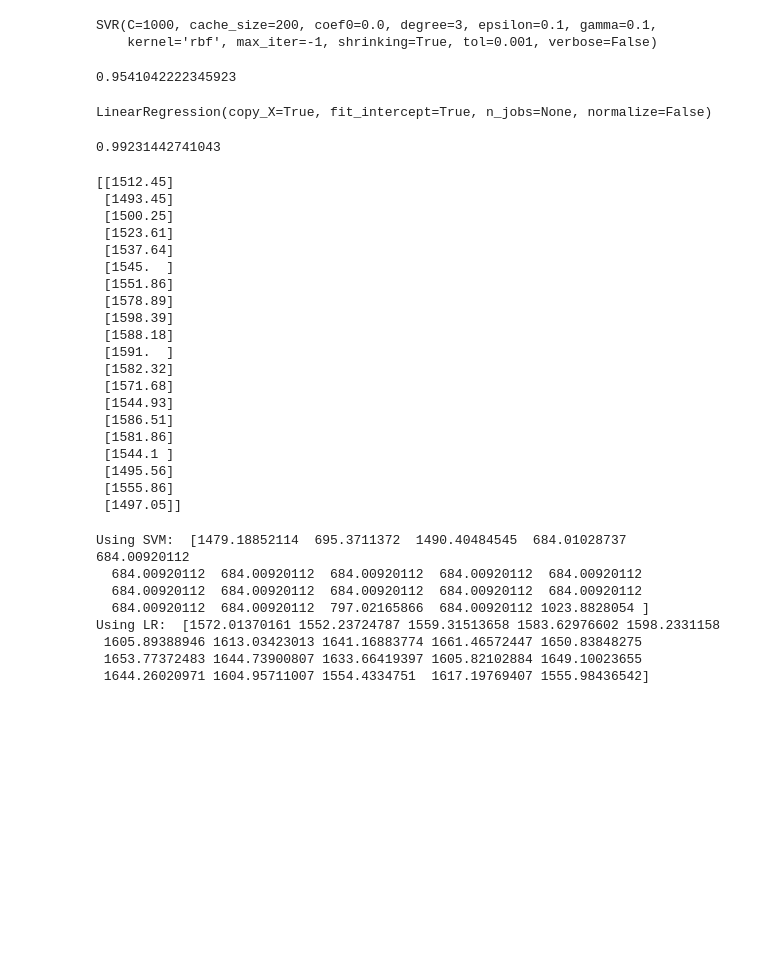
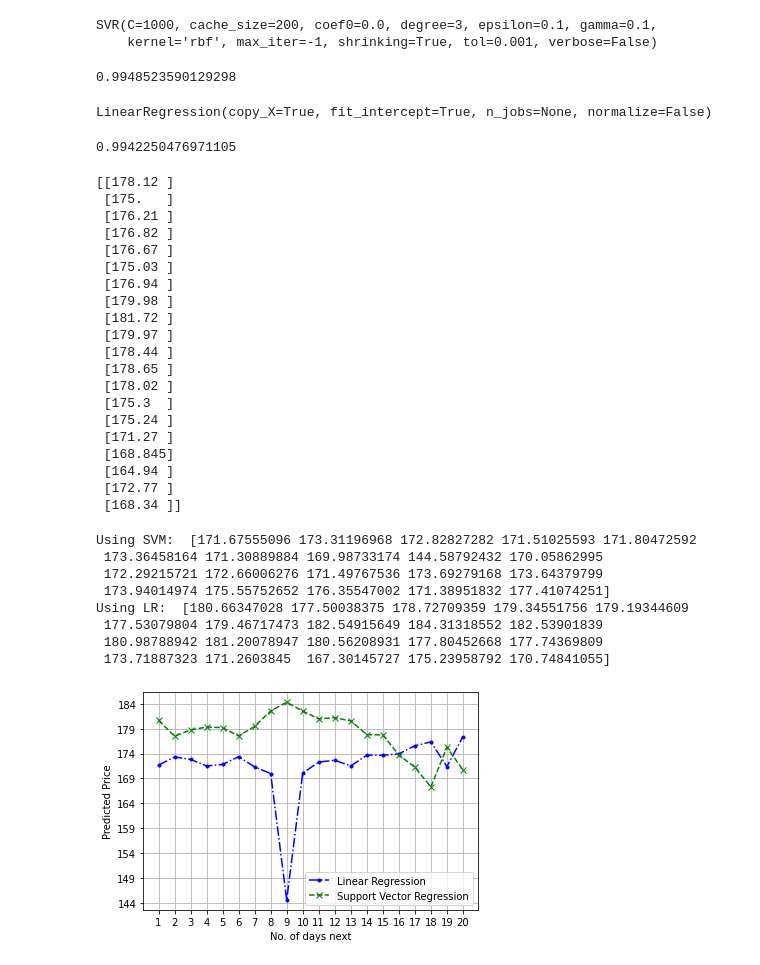
Before and after one commit to akshatk16/stockPrediction, a Jupyter notebook: stockPrediction.ipynb, the cells around one changed output. Saved outputs shown, nothing was run; the diff lists cells and outputs as text; code cells hidden in the pictures; blank space fills up the shorter version.

Commit message:
Added plots

```diff
--- a/stockPrediction.ipynb
+++ b/stockPrediction.ipynb
@@ -12,7 +14,9 @@ from sklearn.svm import SVR
 # %%
 # get stock data
 quandl.ApiConfig.api_key = "F2p7bTsyUzsth72dKwdX"
-df = quandl.get("WIKI/AMZN")
+
+# The WIKIP API was discotinued in 2018 and hence further data is not available
+df = quandl.get("WIKI/AAPL")
 print(df.head())
 # %% [output]
              Open   High    Low  ...  Adj. Low  Adj. Close  Adj. Volume
@@ -88,7 +92,7 @@ SVR(C=1000, cache_size=200, coef0=0.0, degree=3, epsilon=0.1, gamma=0.1,
 svm_confidence = svr_rbf.score(x_test, y_test)
 print(svm_confidence)
 # %% [output]
-0.9541042222345923
+0.9948523590129298
 # %%
 # Linear Regression model
 lr = LinearRegression()
@@ -100,32 +104,32 @@ LinearRegression(copy_X=True, fit_intercept=True, n_jobs=None, normalize=False)
 lr_confidence = lr.score(x_test, y_test)
 print(lr_confidence)
 # %% [output]
-0.99231442741043
+0.9942250476971105
 # %%
 # last n rows from original dataset
 x_predict = np.array(df.drop(['Prediction'], 1))[-predict_for_days:]
 print(x_predict)
 # %% [output]
-[[1512.45]
- [1493.45]
- [1500.25]
- [1523.61]
- [1537.64]
- [1545.  ]
- [1551.86]
- [1578.89]
- [1598.39]
- [1588.18]
- [1591.  ]
- [1582.32]
- [1571.68]
- [1544.93]
- [1586.51]
- [1581.86]
- [1544.1 ]
- [1495.56]
- [1555.86]
- [1497.05]]
+[[178.12 ]
+ [175.   ]
+ [176.21 ]
+ [176.82 ]
+ [176.67 ]
+ [175.03 ]
+ [176.94 ]
+ [179.98 ]
+ [181.72 ]
+ [179.97 ]
+ [178.44 ]
+ [178.65 ]
+ [178.02 ]
+ [175.3  ]
+ [175.24 ]
+ [171.27 ]
+ [168.845]
+ [164.94 ]
+ [172.77 ]
+ [168.34 ]]
 # %%
 # predict for next n days using svm
 svr_prediction = svr_rbf.predict(x_predict)
@@ -135,11 +139,27 @@ print('Using SVM: ', svr_prediction)
 lr_prediction = lr.predict(x_predict)
 print('Using LR: ', lr_prediction)
 # %% [output]
-Using SVM:  [1479.18852114  695.3711372  1490.40484545  684.01028737  684.00920112
-  684.00920112  684.00920112  684.00920112  684.00920112  684.00920112
-  684.00920112  684.00920112  684.00920112  684.00920112  684.00920112
-  684.00920112  684.00920112  797.02165866  684.00920112 1023.8828054 ]
-Using LR:  [1572.01370161 1552.23724787 1559.31513658 1583.62976602 1598.2331158
- 1605.89388946 1613.03423013 1641.16883774 1661.46572447 1650.83848275
- 1653.77372483 1644.73900807 1633.66419397 1605.82102884 1649.10023655
- 1644.26020971 1604.95711007 1554.4334751  1617.19769407 1555.98436542]
+Using SVM:  [171.67555096 173.31196968 172.82827282 171.51025593 171.80472592
+ 173.36458164 171.30889884 169.98733174 144.58792432 170.05862995
+ 172.29215721 172.66006276 171.49767536 173.69279168 173.64379799
+ 173.94014974 175.55752652 176.35547002 171.38951832 177.41074251]
+Using LR:  [180.66347028 177.50038375 178.72709359 179.34551756 179.19344609
+ 177.53079804 179.46717473 182.54915649 184.31318552 182.53901839
+ 180.98788942 181.20078947 180.56208931 177.80452668 177.74369809
+ 173.71887323 171.2603845  167.30145727 175.23958792 170.74841055]
+# %%
+# Plot next n days prediction
+plt.plot(svr_prediction, color = 'blue', marker = '.', linestyle = '-.', label='Linear Regression')
+plt.plot(lr_prediction, color = 'green', marker = 'x', linestyle = '--', label='Support Vector Regression')
+plt.xticks(np.arange(predict_for_days), np.arange(1, predict_for_days+1))
+minV = floor(min(min(lr_prediction), min(svr_prediction)))
+maxV = ceil(max(max(lr_prediction)+1, max(svr_prediction)+1))
+plt.yticks(np.arange(minV, maxV, floor((maxV-minV)/8)))
+plt.ylabel('Predicted Price')
+plt.xlabel('No. of days next')
+plt.grid()
+plt.legend()
+plt.show()
+plt.close()
+# %% [output]
+[figure, added]
```
Also changed, not shown: parts of 6 cells of this notebook.
